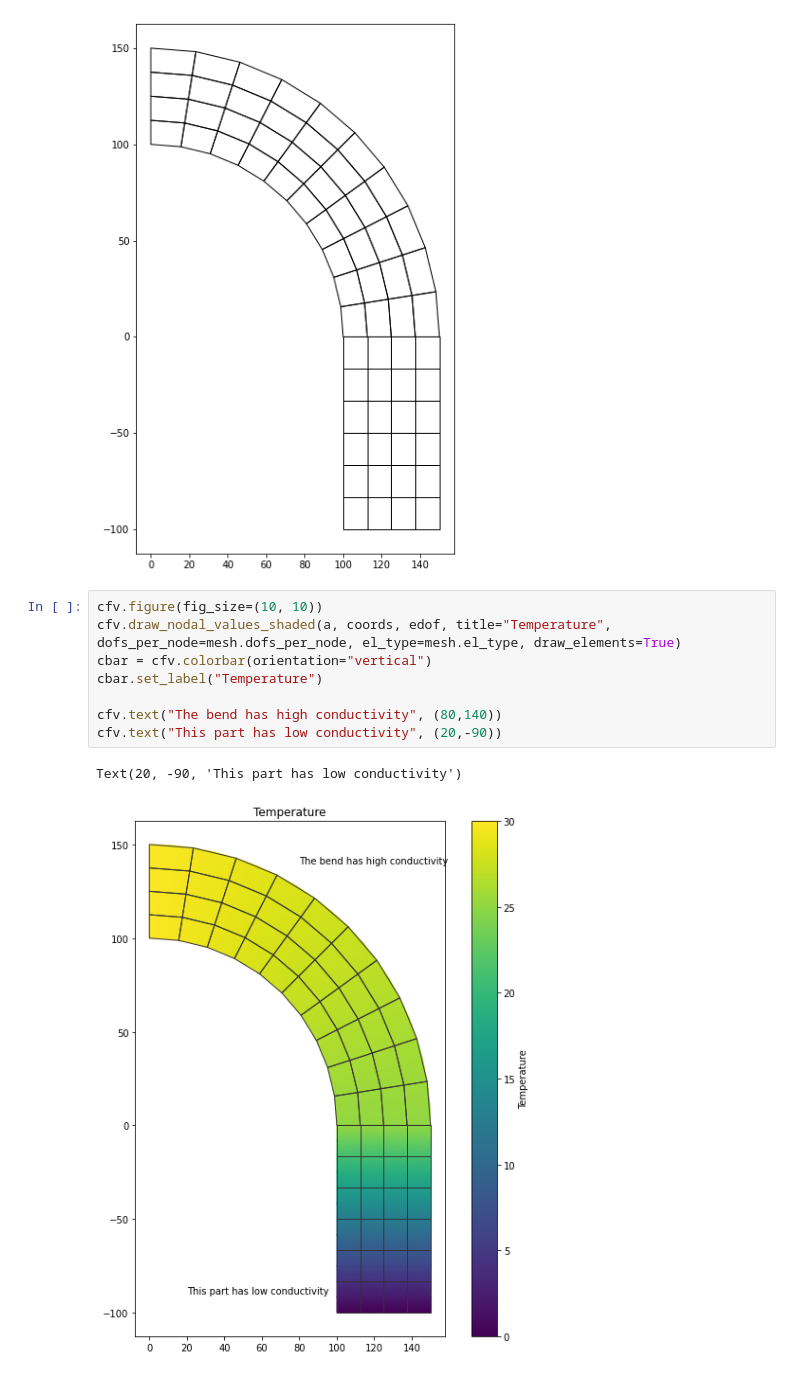
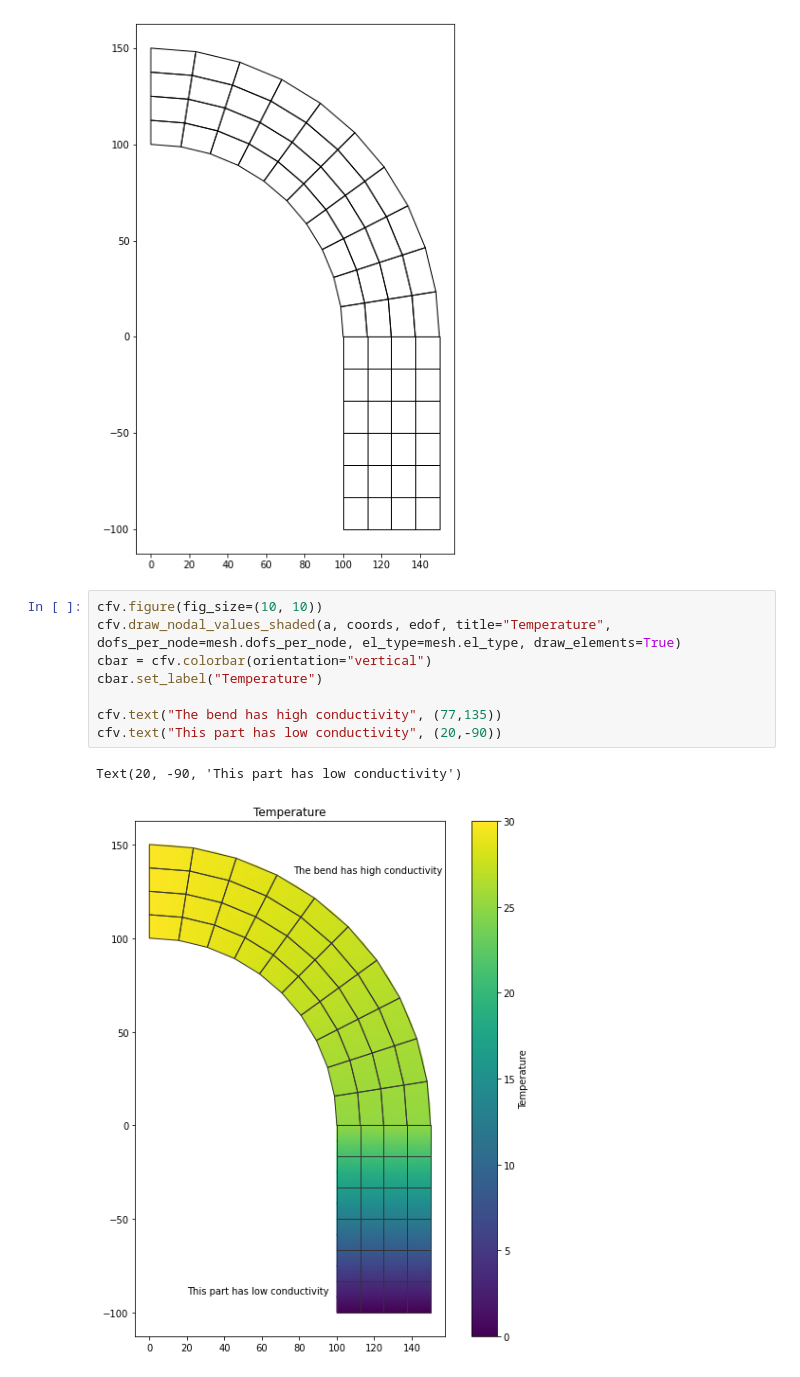
Before and after one commit to CALFEM/calfem-python, a Jupyter notebook: docs/source/examples/exm7.ipynb, the cells around one changed output. Drawn from its saved outputs; the diff is of its cells as text.

```diff
--- a/docs/source/examples/exm7.ipynb
+++ b/docs/source/examples/exm7.ipynb
@@ -136,11 +136,11 @@ cfv.draw_mesh(coords, edof, dofs_per_node, el_type, filled=False)
 # %%
 cfv.figure(fig_size=(10, 10))
 cfv.draw_nodal_values_shaded(a, coords, edof, title="Temperature", dofs_per_node=mesh.dofs_per_node, el_type=mesh.el_type, draw_elements=True)
 cbar = cfv.colorbar(orientation="vertical")
 cbar.set_label("Temperature")
 
-cfv.text("The bend has high conductivity", (80,140))
+cfv.text("The bend has high conductivity", (77,135))
 cfv.text("This part has low conductivity", (20,-90))
 # %% [output]
 Text(20, -90, 'This part has low conductivity')
-[figure, old version]
+[figure, new version]
```
